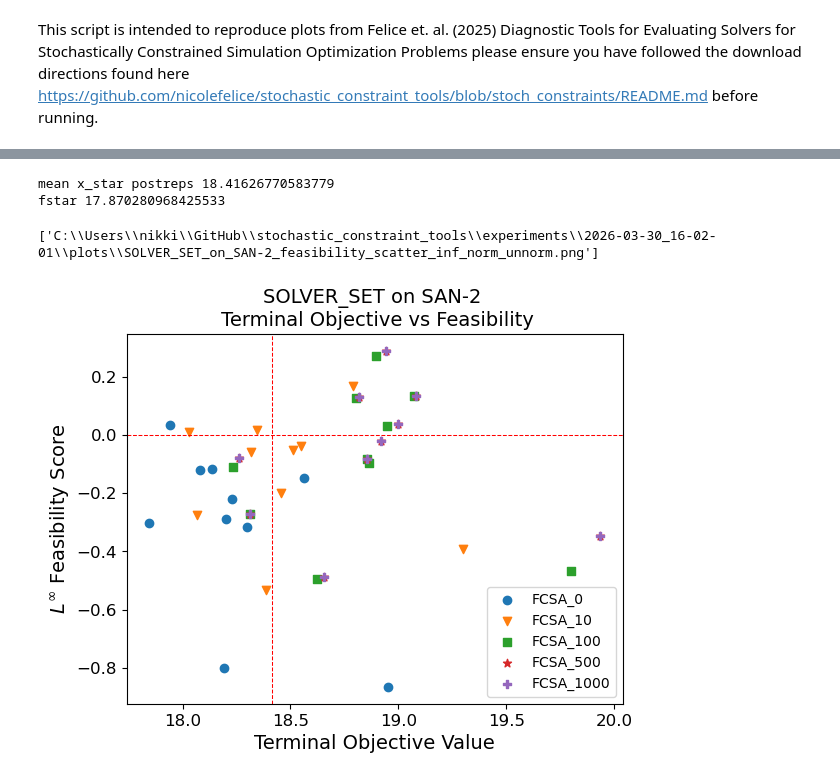
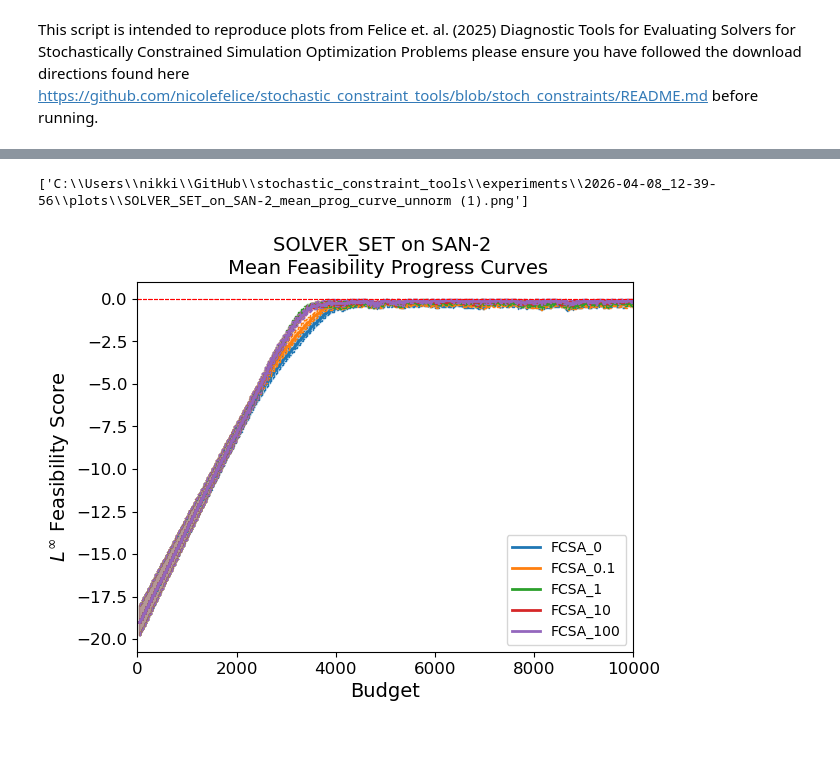
Before and after one commit to nicolefelice/stochastic_constraint_tools, a Jupyter notebook: more_experiments.ipynb, the cells around one changed output, grey strips where cells are left out. Saved outputs shown, nothing was run; the diff lists cells and outputs as text; code cells hidden in the pictures; blank space fills up the shorter version.

```diff
--- a/more_experiments.ipynb
+++ b/more_experiments.ipynb
@@ -128,8 +136,9 @@ plot_feasibility_progress(myexperiment.experiments, "all", print_max_hw=False)
+# %%
+# plot Fig 3 a csa feasibility progress
+plot_feasibility_progress(myexperiment.experiments, "mean", print_max_hw=False, two_sided=False)
+# %% [output]
+['C:\\Users\\nikki\\GitHub\\stochastic_constraint_tools\\experiments\\2026-04-08_12-39-56\\plots\\SOLVER_SET_on_SAN-2_mean_prog_curve_unnorm (1).png']
+[figure, added]
 # %%
 # plot Figure 5
-plot_feasibility(myexperiment.experiments, plot_conf_ints = False)
+plot_feasibility(myexperiment.experiments, plot_conf_ints = True, save_as_pickle = True)
-# %% [output]
-mean x_star postreps 18.41626770583779
-fstar 17.870280968425533
-['C:\\Users\\nikki\\GitHub\\stochastic_constraint_tools\\experiments\\2026-03-30_16-02-01\\plots\\SOLVER_SET_on_SAN-2_feasibility_scatter_inf_norm_unnorm.png']
-[figure, removed]
```
Also changed, not shown: parts of 9 cells of this notebook, 1 other file.
